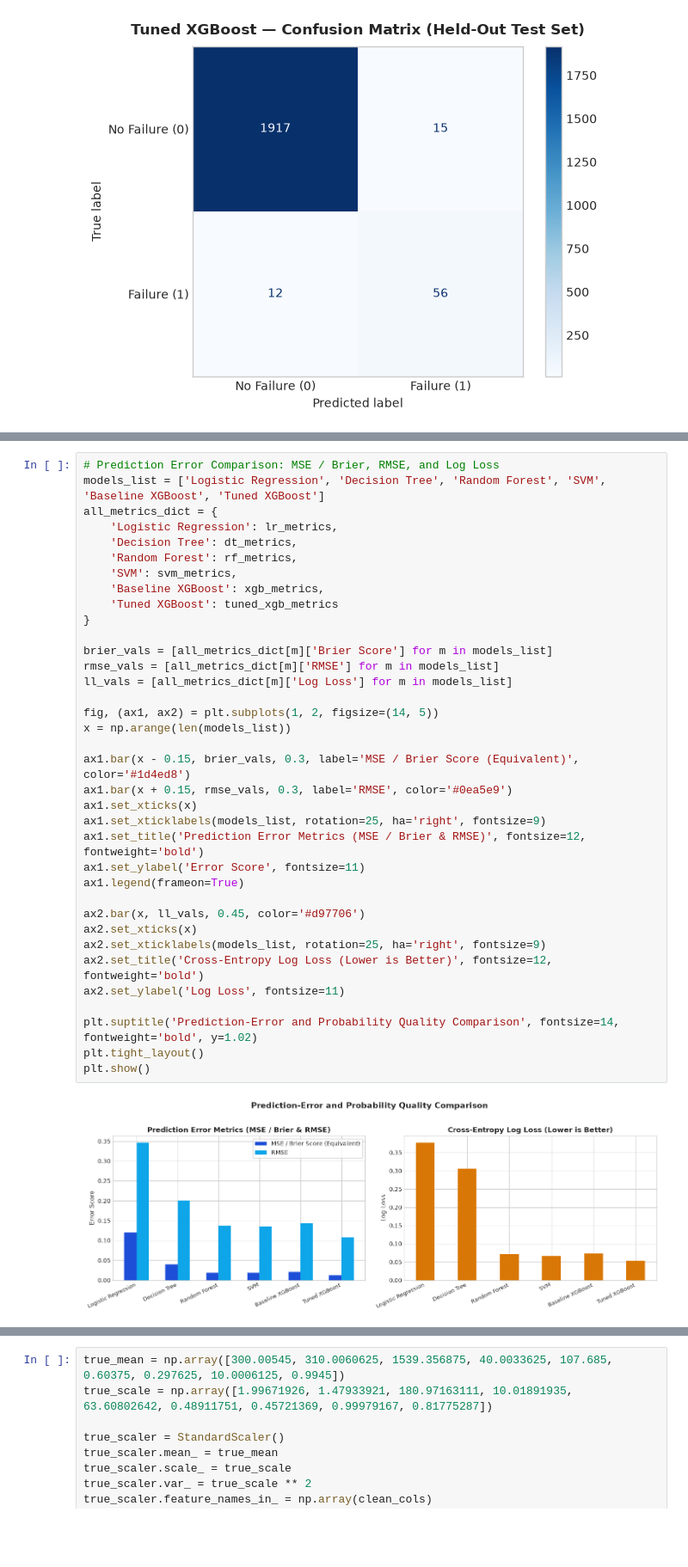
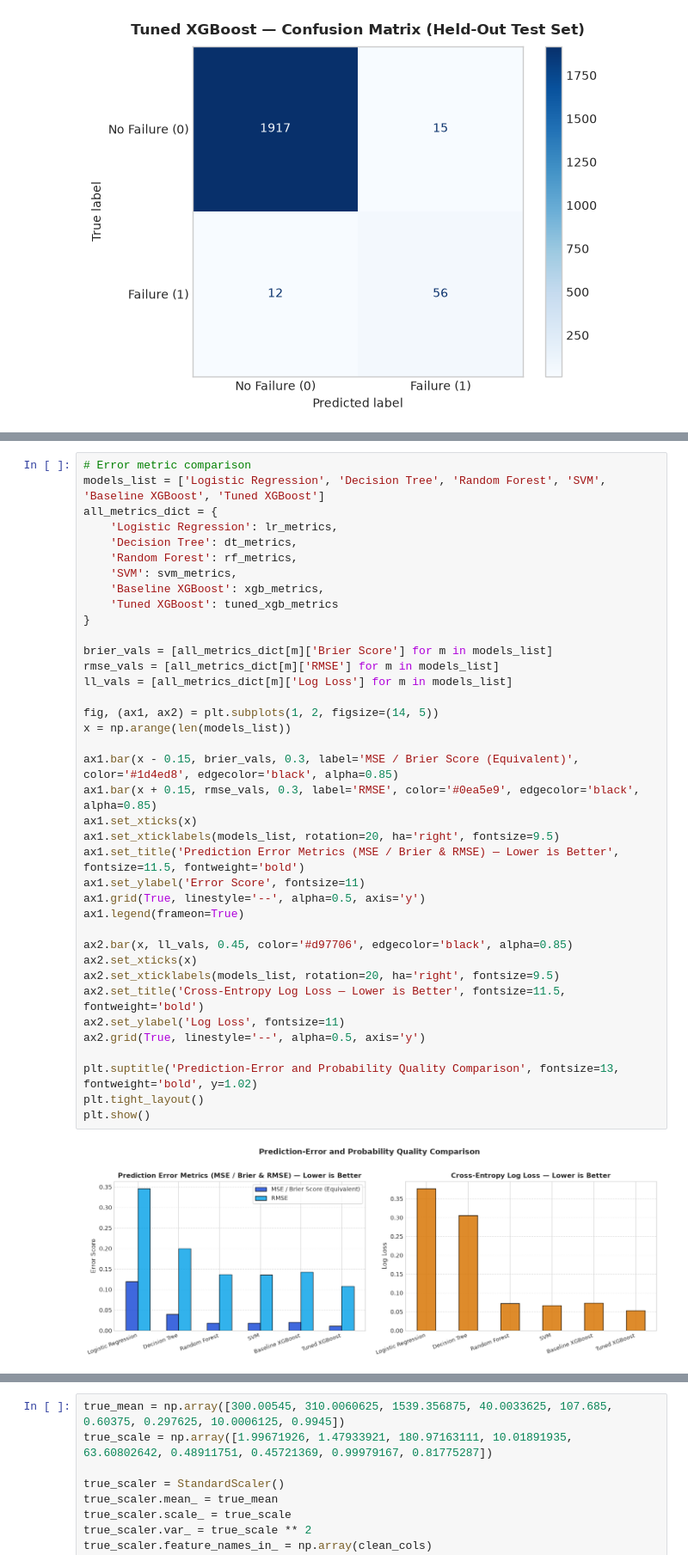
Before and after one commit to S-Dinesh-Reddy/predictive-maintenance-failure-risk-assessment, a Jupyter notebook: notebooks/Phase_2_Model_Training_Evaluation.ipynb, the cells around one changed output, grey strips where cells are left out. Shown at 86% size. Cells and saved outputs as stored; diff of their text form; blank space fills up the shorter version.

```diff
--- a/notebooks/Phase_2_Model_Training_Evaluation.ipynb
+++ b/notebooks/Phase_2_Model_Training_Evaluation.ipynb
@@ -1566,39 +1789,41 @@ Therefore, Brier score alone is not proof of calibration. True calibration requi
 # %%
-# Prediction Error Comparison: MSE / Brier, RMSE, and Log Loss
+# Error metric comparison
 models_list = ['Logistic Regression', 'Decision Tree', 'Random Forest', 'SVM', 'Baseline XGBoost', 'Tuned XGBoost']
 all_metrics_dict = {
     'Logistic Regression': lr_metrics,
     'Decision Tree': dt_metrics,
     'Random Forest': rf_metrics,
     'SVM': svm_metrics,
     'Baseline XGBoost': xgb_metrics,
     'Tuned XGBoost': tuned_xgb_metrics
 }
 
 brier_vals = [all_metrics_dict[m]['Brier Score'] for m in models_list]
 rmse_vals = [all_metrics_dict[m]['RMSE'] for m in models_list]
 ll_vals = [all_metrics_dict[m]['Log Loss'] for m in models_list]
 
 fig, (ax1, ax2) = plt.subplots(1, 2, figsize=(14, 5))
 x = np.arange(len(models_list))
 
-ax1.bar(x - 0.15, brier_vals, 0.3, label='MSE / Brier Score (Equivalent)', color='#1d4ed8')
-ax1.bar(x + 0.15, rmse_vals, 0.3, label='RMSE', color='#0ea5e9')
+ax1.bar(x - 0.15, brier_vals, 0.3, label='MSE / Brier Score (Equivalent)', color='#1d4ed8', edgecolor='black', alpha=0.85)
+ax1.bar(x + 0.15, rmse_vals, 0.3, label='RMSE', color='#0ea5e9', edgecolor='black', alpha=0.85)
 ax1.set_xticks(x)
-ax1.set_xticklabels(models_list, rotation=25, ha='right', fontsize=9)
-ax1.set_title('Prediction Error Metrics (MSE / Brier & RMSE)', fontsize=12, fontweight='bold')
+ax1.set_xticklabels(models_list, rotation=20, ha='right', fontsize=9.5)
+ax1.set_title('Prediction Error Metrics (MSE / Brier & RMSE) — Lower is Better', fontsize=11.5, fontweight='bold')
 ax1.set_ylabel('Error Score', fontsize=11)
+ax1.grid(True, linestyle='--', alpha=0.5, axis='y')
 ax1.legend(frameon=True)
 
-ax2.bar(x, ll_vals, 0.45, color='#d97706')
+ax2.bar(x, ll_vals, 0.45, color='#d97706', edgecolor='black', alpha=0.85)
 ax2.set_xticks(x)
-ax2.set_xticklabels(models_list, rotation=25, ha='right', fontsize=9)
-ax2.set_title('Cross-Entropy Log Loss (Lower is Better)', fontsize=12, fontweight='bold')
+ax2.set_xticklabels(models_list, rotation=20, ha='right', fontsize=9.5)
+ax2.set_title('Cross-Entropy Log Loss — Lower is Better', fontsize=11.5, fontweight='bold')
 ax2.set_ylabel('Log Loss', fontsize=11)
+ax2.grid(True, linestyle='--', alpha=0.5, axis='y')
 
-plt.suptitle('Prediction-Error and Probability Quality Comparison', fontsize=14, fontweight='bold', y=1.02)
+plt.suptitle('Prediction-Error and Probability Quality Comparison', fontsize=13, fontweight='bold', y=1.02)
 plt.tight_layout()
 plt.show()
 # %% [output]
-[figure, old version]
+[figure, new version]
 # %%
```
Also changed, not shown: parts of 63 cells of this notebook, 23 other files.
